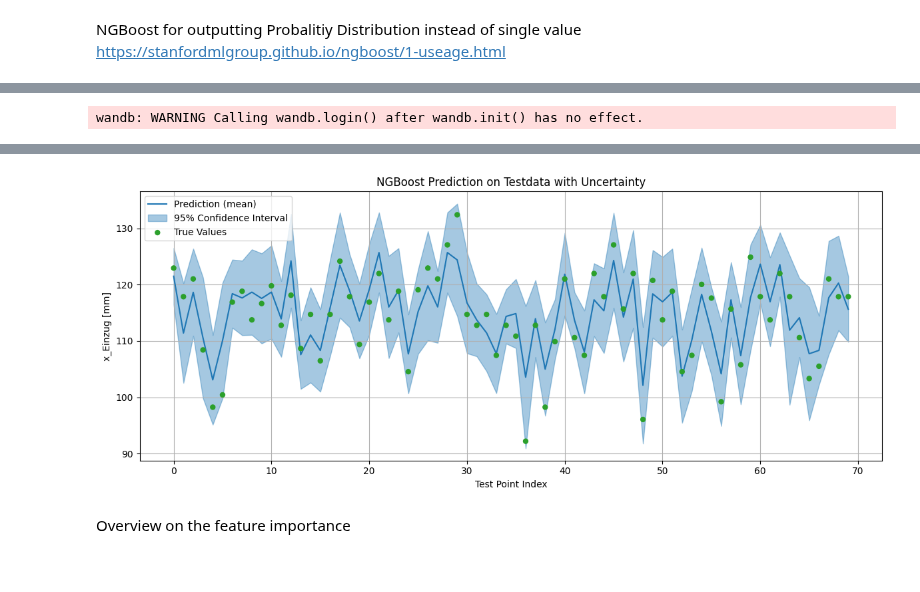
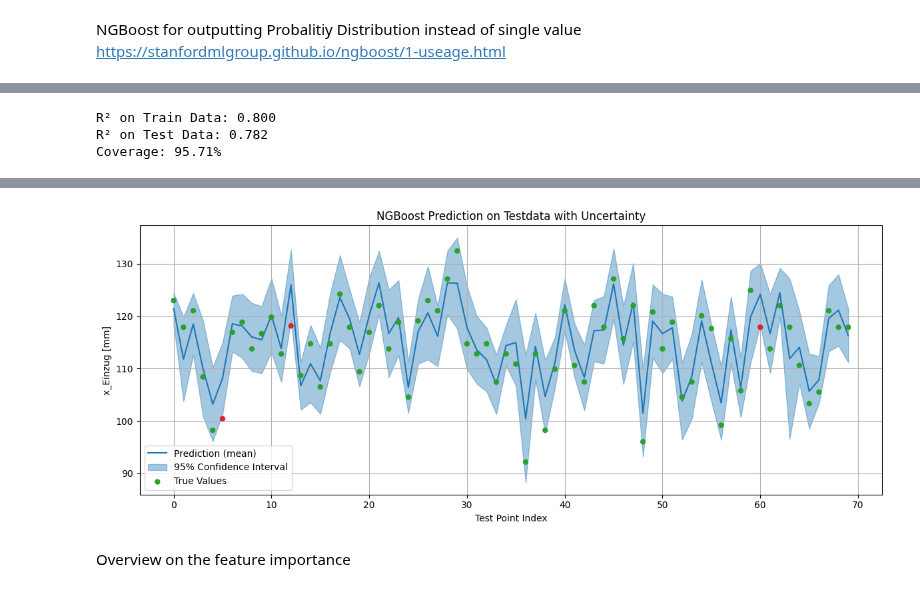
Before and after one commit to Fynn1612/Masterarbeit, a Jupyter notebook: models/NGBoost.ipynb, the cells around one changed output, grey strips where cells are left out. Drawn from its saved outputs; the diff is of its cells as text; code cells hidden in the pictures.

```diff
--- a/models/NGBoost.ipynb
+++ b/models/NGBoost.ipynb
@@ -42,3 +42,13 @@ print(data_prep.shape, X_train.shape, X_val.shape, X_test.shape)
 (52013, 35) (31207, 35) (10403, 35) (10403, 35)
 # %% [markdown]
 NGBoost for outputting Probalitiy Distribution instead of single value https://stanfordmlgroup.github.io/ngboost/1-useage.html
+# %%
+from ngboost import NGBRegressor
+from ngboost.scores import LogScore
+from ngboost.distns import  Normal
+
+# first choice: normal distribution
+# default base learner is a depth 3 decision tree
+ngb = NGBRegressor(Dist=Normal, Score = LogScore, verbose = True, n_estimators=500, learning_rate=0.05)
+# fit the model to the training data, early stopping on validation set after 2 rounds without improvement
+ngb.fit(X_train, y_train, X_val=X_val, Y_val=y_val, early_stopping_rounds=2)
@@ -45,18 +65,9 @@ NGBoost for outputting Probalitiy Distribution instead of single value https://s
 # %%
-from ngboost import NGBRegressor
-from ngboost.scores import LogScore
-from ngboost.distns import  Normal
 import numpy as np
 import matplotlib.pyplot as plt
 from sklearn.metrics import r2_score
-import wandb
-wandb.login()
-
-# first choice: normal distribution
-# default base learner is a depth 3 decision tree
-ngb = NGBRegressor(Dist=Normal, Score = LogScore, verbose = True, n_estimators=800, learning_rate=0.01)
-# fit the model to the training data, early stopping on validation set after 2 rounds without improvement
-ngb.fit(X_train, y_train, X_val=X_val, Y_val=y_val, early_stopping_rounds=2)
+#import wandb
+#wandb.login()
 
 # Predicte distribution for train and test data
 y_dists_train = ngb.pred_dist(X_train)
@@ -129,4 +140,6 @@ plt.show()
 # wandb.log({"R²": r2_test})
 # wandb.log({"confidence_interval_plot": wandb.Image(fig)})
 # %% [output]
-wandb: WARNING Calling wandb.login() after wandb.init() has no effect.
+R² on Train Data: 0.800
+R² on Test Data: 0.782
+Coverage: 95.71%
@@ -144,4 +146,4 @@ Coverage: 100.00%
-[figure, old version]
+[figure, new version]
 # %% [markdown]
 Overview on the feature importance
 # %%
```
Also changed, not shown: parts of 3 cells of this notebook.
